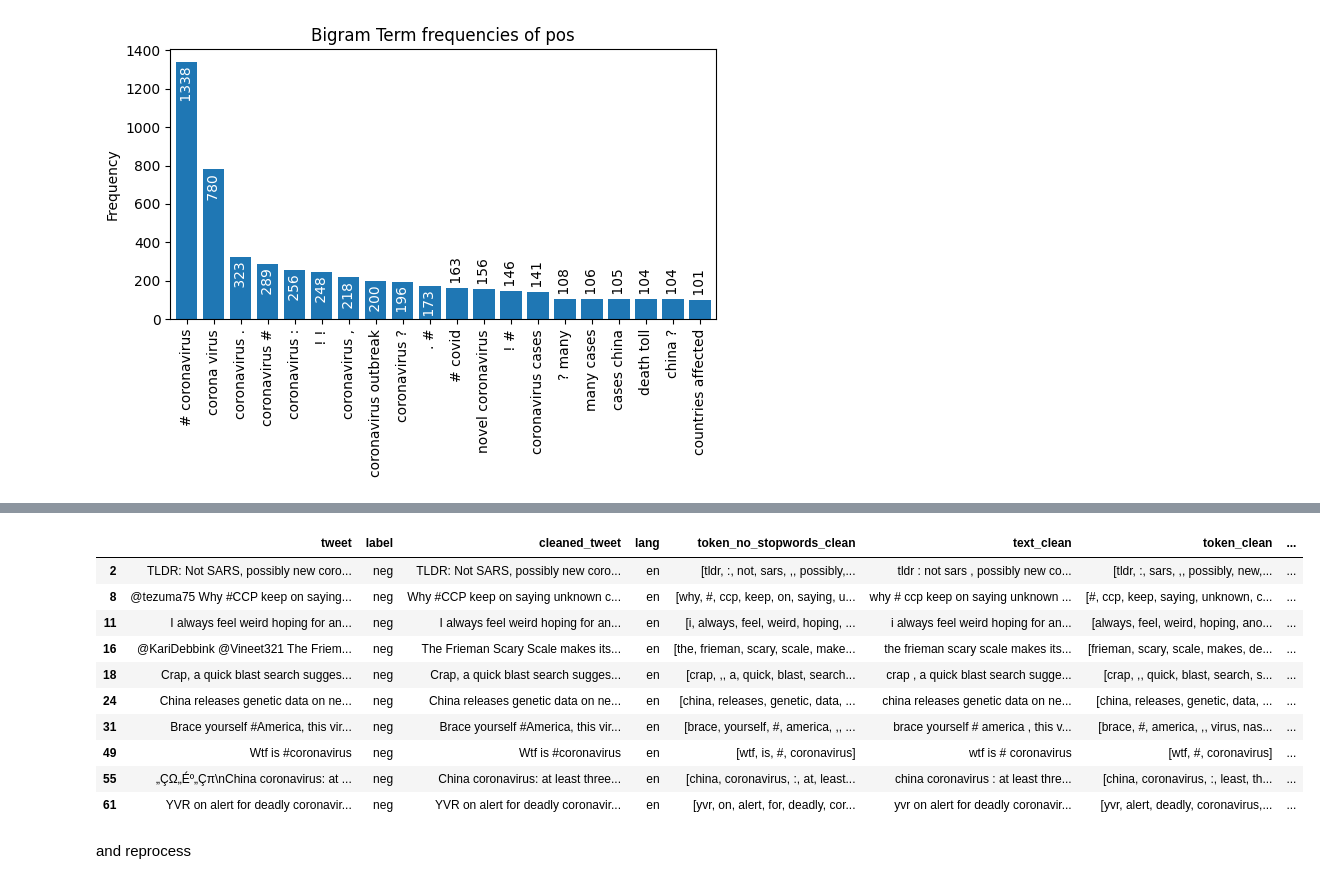
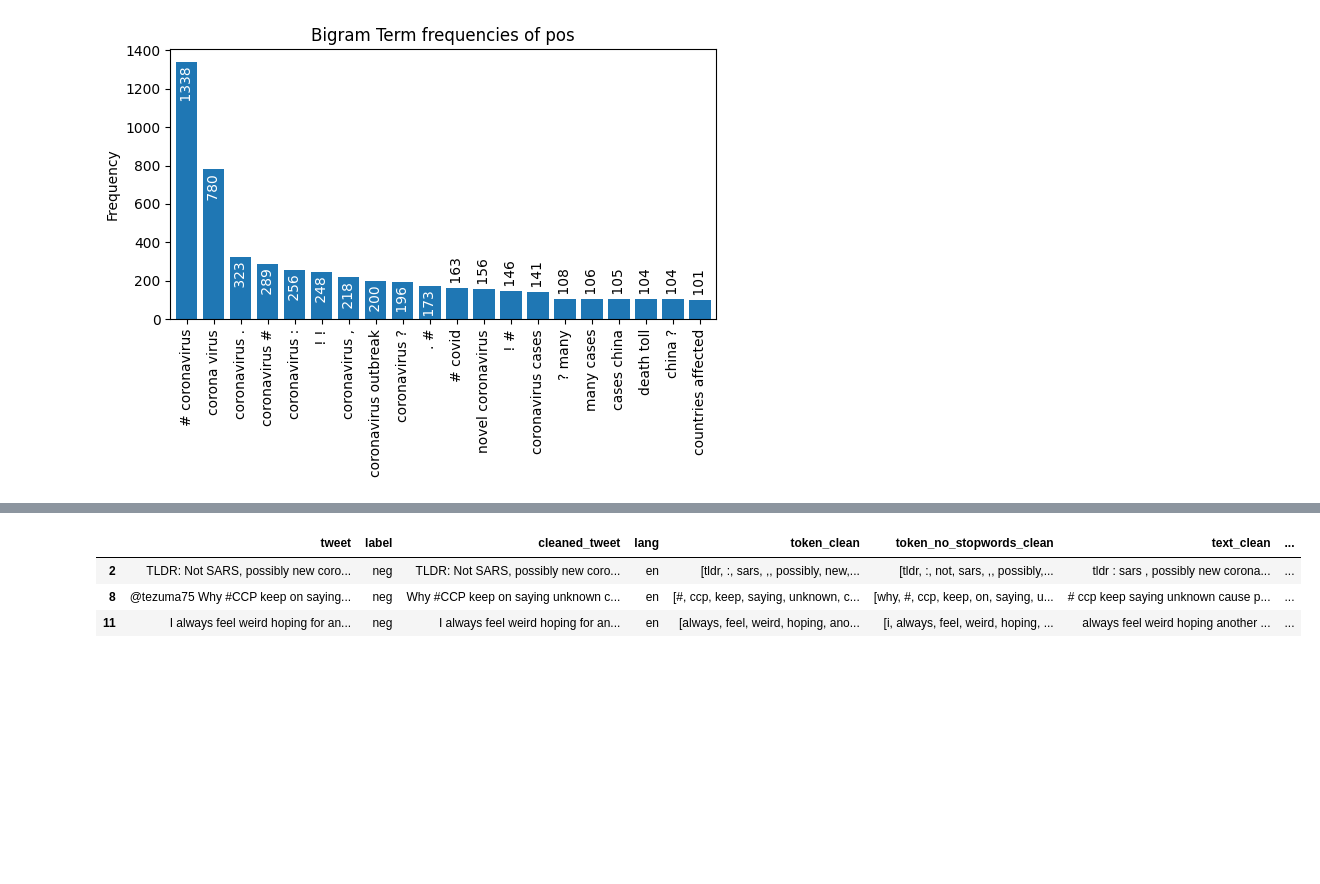
Before and after one commit to miam-bonbon/assignment-adv-nlp, a Jupyter notebook: adv_nlp_assignment_mh_02_text_normalization.ipynb, the cells around one changed output, grey strips where cells are left out. Saved outputs shown, nothing was run; the diff lists cells and outputs as text; code cells hidden in the pictures; blank space fills up the shorter version.

Commit message:
tweet optimized tokenization added

```diff
--- a/adv_nlp_assignment_mh_02_text_normalization.ipynb
+++ b/adv_nlp_assignment_mh_02_text_normalization.ipynb
@@ -329,10 +331,9 @@ Wall time: 4.15 s
 # %% [markdown]
 Here we reload if we work from here
 # %%
-if (data.empty):
+if (data.empty or DEV):
+  print("Data is empty or DEV is True")
   # Load from github
-  download("https://github.com/miam-bonbon/assignment-adv-nlp/raw/refs/heads/main/data/COVIDSenti_tokenized_01.parq", "data/COVIDSenti_cleaned.parq")
-  data = load_dataframe("data/COVIDSenti_cleaned.parq")
-  data.shape
-
-  save_dataframe(data, "data/COVIDSenti_tokenized_01.parq")
+  download("https://github.com/miam-bonbon/assignment-adv-nlp/raw/refs/heads/main/data/COVIDSenti_tokenized_01.parq", "data/COVIDSenti_tokenized_01.parq")
+  data = load_dataframe("data/COVIDSenti_tokenized_01.parq")
+  print(data.shape)
@@ -388,14 +398,0 @@ Doesn't look right, let's reunite the hashtags
-# %%
-import pandas as pd
-import re
-
-def remove_space_after_hash(text):
-  """Removes spaces between '#' and the following word."""
-  return re.sub(r'#\s+(\w+)', r'#\1', text)
-
-def process_dataframe(df, column_name):
-    """Applies the space removal function to a specified column in a Pandas DataFrame."""
-    df[column_name] = df[column_name].astype(str).apply(remove_space_after_hash)
-    return df
-
-data = process_dataframe(data, 'cleaned_tweet')
@@ -401,0 +574,4 @@ data = process_dataframe(data, 'cleaned_tweet')
+# %%
+%%time
+data = data[data.columns.drop(list(data.filter(regex='token_clean_tweet_tokenize')))] # we always append
+data = parallelize_dataframe(data, _tweet_normalize, field_read="cleaned_tweet", field_write="token_clean_tweet_tokenize", stopwords=stopwords, stemmer=None, lemmanizer=None, lemma_with_ner=False)
@@ -402,16 +581,7 @@ data = process_dataframe(data, 'cleaned_tweet')
 # %%
-data.head(10)
+data.head(3)
 # %% [output]
-|  | tweet | label | cleaned_tweet | lang | token_no_stopwords_clean | text_clean | token_clean | ... |
-| 2 | TLDR: Not SARS, possibly new coro... | neg | TLDR: Not SARS, possibly new coro... | en | [tldr, :, not, sars, ,, possibly,... | tldr : not sars , possibly new co... | [tldr, :, sars, ,, possibly, new,... | ... |
-| 8 | @tezuma75 Why #CCP keep on saying... | neg | Why #CCP keep on saying unknown c... | en | [why, #, ccp, keep, on, saying, u... | why # ccp keep on saying unknown ... | [#, ccp, keep, saying, unknown, c... | ... |
-| 11 | I always feel weird hoping for an... | neg | I always feel weird hoping for an... | en | [i, always, feel, weird, hoping, ... | i always feel weird hoping for an... | [always, feel, weird, hoping, ano... | ... |
-| 16 | @KariDebbink @Vineet321 The Friem... | neg | The Frieman Scary Scale makes its... | en | [the, frieman, scary, scale, make... | the frieman scary scale makes its... | [frieman, scary, scale, makes, de... | ... |
-| 18 | Crap, a quick blast search sugges... | neg | Crap, a quick blast search sugges... | en | [crap, ,, a, quick, blast, search... | crap , a quick blast search sugge... | [crap, ,, quick, blast, search, s... | ... |
-| 24 | China releases genetic data on ne... | neg | China releases genetic data on ne... | en | [china, releases, genetic, data, ... | china releases genetic data on ne... | [china, releases, genetic, data, ... | ... |
-| 31 | Brace yourself #America, this vir... | neg | Brace yourself #America, this vir... | en | [brace, yourself, #, america, ,, ... | brace yourself # america , this v... | [brace, #, america, ,, virus, nas... | ... |
-| 49 | Wtf is #coronavirus | neg | Wtf is #coronavirus | en | [wtf, is, #, coronavirus] | wtf is # coronavirus | [wtf, #, coronavirus] | ... |
-| 55 | „ÇΩ„Éº„Çπ\nChina coronavirus: at ... | neg | China coronavirus: at least three... | en | [china, coronavirus, :, at, least... | china coronavirus : at least thre... | [china, coronavirus, :, least, th... | ... |
-| 61 | YVR on alert for deadly coronavir... | neg | YVR on alert for deadly coronavir... | en | [yvr, on, alert, for, deadly, cor... | yvr on alert for deadly coronavir... | [yvr, alert, deadly, coronavirus,... | ... |
+|  | tweet | label | cleaned_tweet | lang | token_clean | token_no_stopwords_clean | text_clean | ... |
+| 2 | TLDR: Not SARS, possibly new coro... | neg | TLDR: Not SARS, possibly new coro... | en | [tldr, :, sars, ,, possibly, new,... | [tldr, :, not, sars, ,, possibly,... | tldr : sars , possibly new corona... | ... |
+| 8 | @tezuma75 Why #CCP keep on saying... | neg | Why #CCP keep on saying unknown c... | en | [#, ccp, keep, saying, unknown, c... | [why, #, ccp, keep, on, saying, u... | # ccp keep saying unknown cause p... | ... |
+| 11 | I always feel weird hoping for an... | neg | I always feel weird hoping for an... | en | [always, feel, weird, hoping, ano... | [i, always, feel, weird, hoping, ... | always feel weird hoping another ... | ... |
-# %% [markdown]
-and reprocess
```
Also changed, not shown: parts of 25 cells of this notebook.
